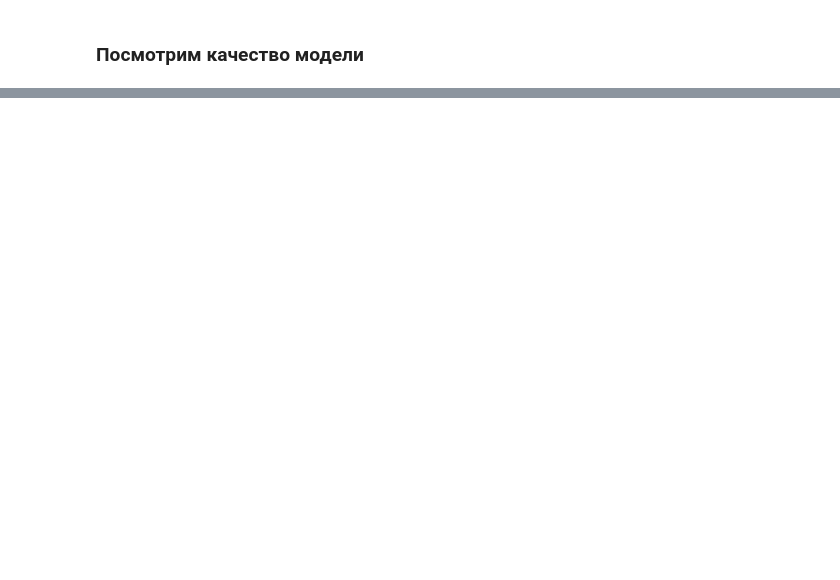
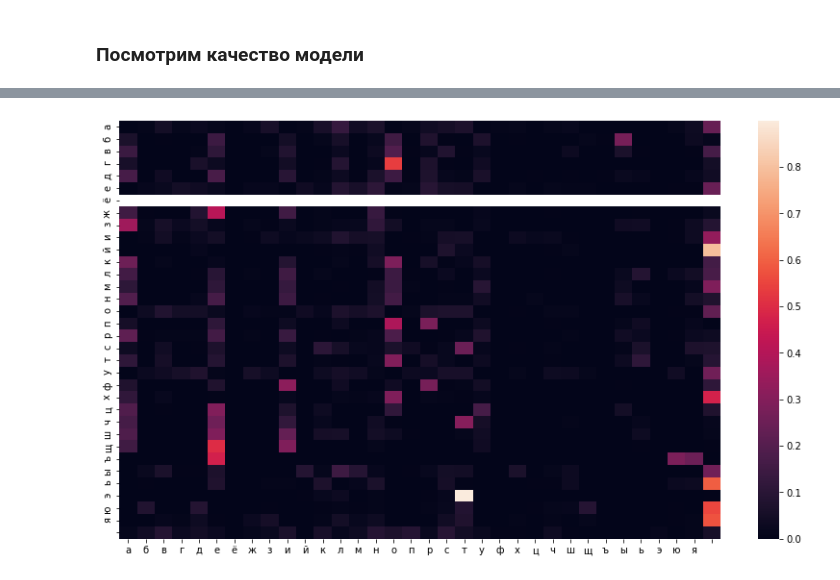
Before and after one commit to RuslanNT/code, a Jupyter notebook: DZ_6_TL.ipynb, the cells around one changed output, grey strips where cells are left out. Cells and saved outputs as stored; diff of their text form; code cells hidden in the pictures; blank space fills up the shorter version.

```diff
--- a/DZ_6_TL.ipynb
+++ b/DZ_6_TL.ipynb
@@ -88,0 +116,15 @@ print(r2_score(test_values, predicted_means))
+# %%
+probabilities = np.zeros((len(RUSSIAN_whitespace), len(RUSSIAN_whitespace)))
+# %%
+for cp, cn in zip(text[:-1], text[1:]):
+    probabilities[POS[cp], POS[cn]] +=1
+# %%
+probabilities = (probabilities / probabilities.sum(axis=1)[:, None])
+# %%
+df = pd.DataFrame(probabilities, index=(c for c in RUSSIAN_whitespace), columns=(c for c in RUSSIAN_whitespace))
+# %%
+plt.figure(figsize=(14,8))
+sns.heatmap(df)
+plt.show()
+# %% [output]
+[figure, added]
```
Also changed, not shown: parts of 12 cells of this notebook.
